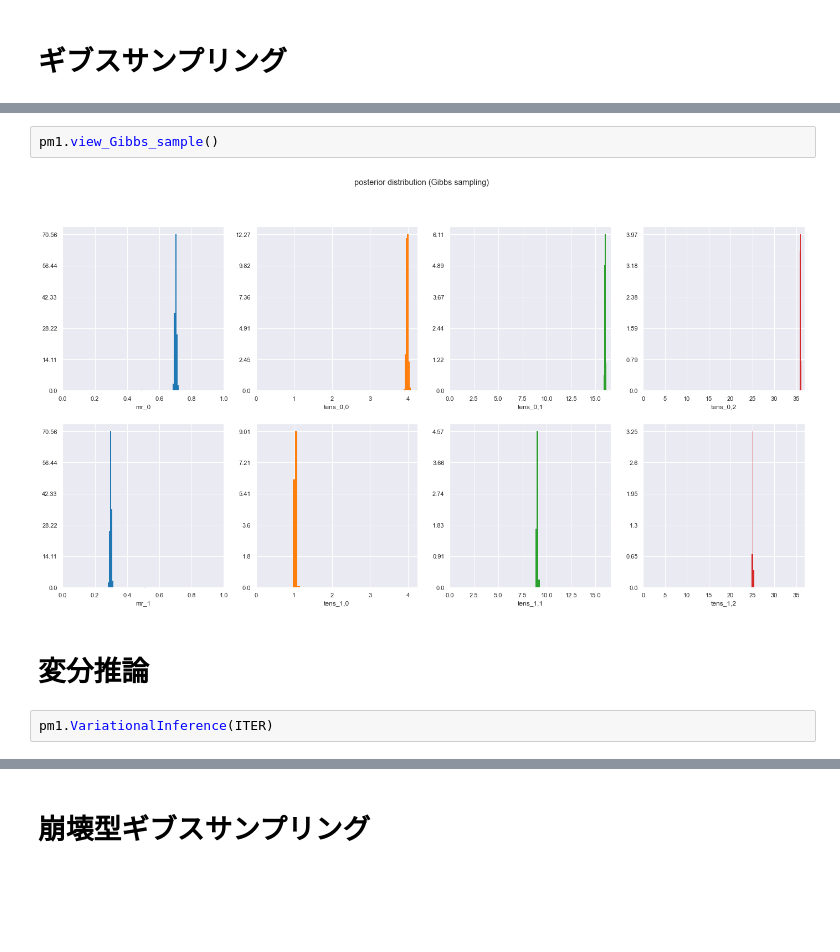
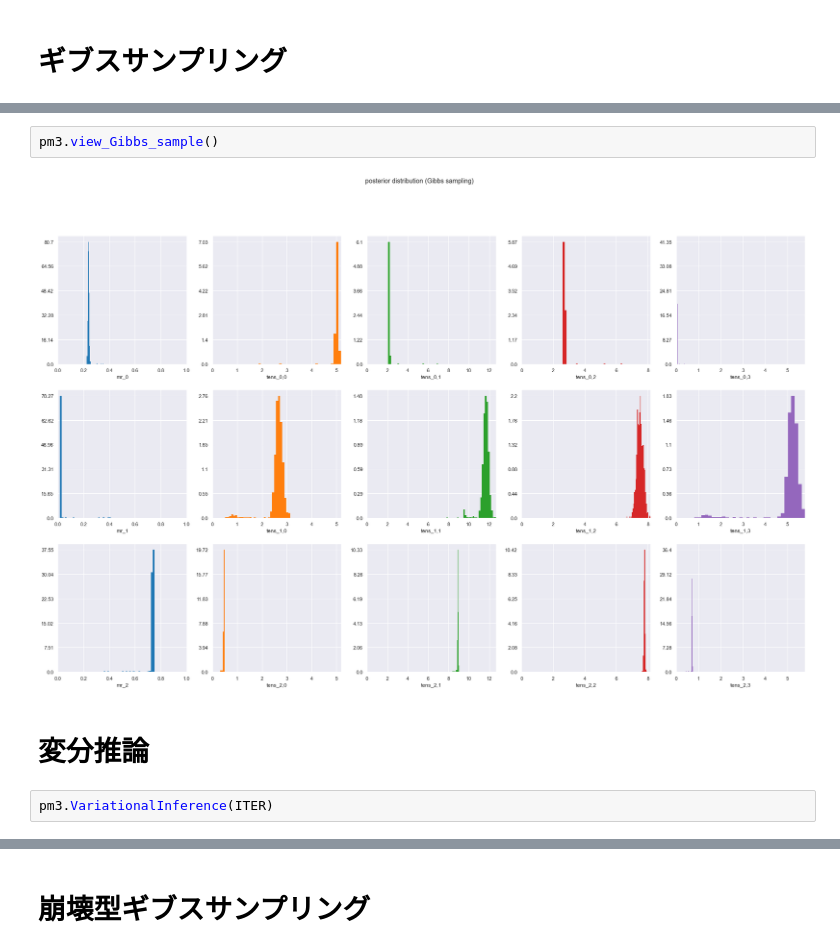
Before and after one commit to joeyoji/BayesModel, a Jupyter notebook: tutorial_notebook.ipynb, the cells around one changed output, grey strips where cells are left out. Saved outputs shown, nothing was run; the diff lists cells and outputs as text; blank space fills up the shorter version.

```diff
--- a/tutorial_notebook.ipynb
+++ b/tutorial_notebook.ipynb
@@ -104,11 +104,11 @@ pm1.GibbsSampling(ITER,burnin,need_elbo=True,seed=seed)
 burn-in...
 sampling...
 # %%
-pm1.view_Gibbs_sample()
+pm3.view_Gibbs_sample()
 # %% [output]
-[figure, old version]
+[figure, new version]
 # %% [markdown]
 # 変分推論
 # %%
-pm1.VariationalInference(ITER)
+pm3.VariationalInference(ITER)
 # %%
```
Also changed, not shown: parts of 5 cells of this notebook.
